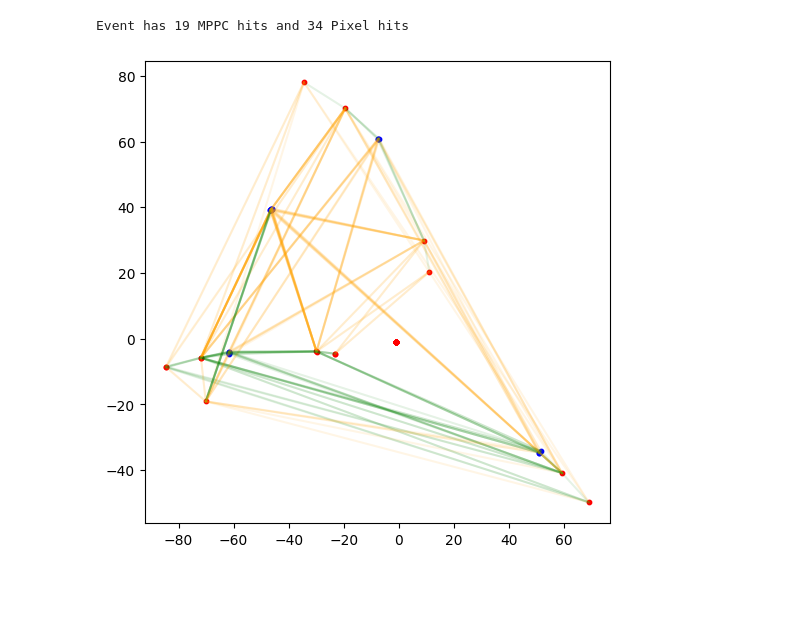
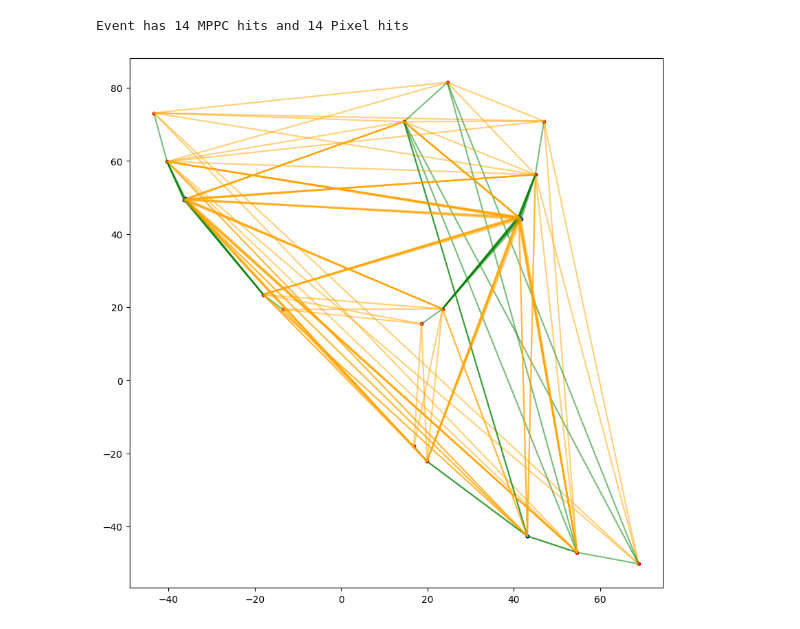
Before and after one commit to makoeppel/mu3e_gnn_trigger, a Jupyter notebook: notebooks_feature_plotting/GraphPlots.ipynb, the cells around one changed output. Drawn from its saved outputs; the diff is of its cells as text; code cells hidden in the pictures; blank space fills up the shorter version.

```diff
--- a/notebooks_feature_plotting/GraphPlots.ipynb
+++ b/notebooks_feature_plotting/GraphPlots.ipynb
@@ -25,27 +25,36 @@ sig_pixel_spacetime = np.load(SIGNAL_PIXEL_FILE)
 sig_mppc_spacetime = np.load(SIGNAL_MPPC_FILE)
 sig_only_pixel_spacetime = np.load(SIGNAL_ONLY_PIXEL_FILE)
 sig_only_mppc_spacetime = np.load(SIGNAL_ONLY_MPPC_FILE)
+# %%
+import src.torch.pre_processing.graph_batching as graph_batching
+from importlib import reload
+reload(graph_batching)
+
+graph_builder = graph_batching.CombinedGraphBuilder(connect_layers=True, mppc_timing_cutoff=0.1)
+event_processor = graph_batching.EventProcessor(graph_builder=graph_builder)
 # %%
-event_id = 1
-graphs_bg = full_event_to_graphs(sig_mppc_spacetime[event_id:event_id+1], sig_pixel_spacetime[event_id:event_id+1], connect_layers=True)
-fig, ax = plt.subplots(1, figsize=(6, 6))
-mppc_nodes = graphs_bg[0].x[graphs_bg[0].x[:, 3] == 0]
-pixel_nodes = graphs_bg[0].x[graphs_bg[0].x[:, 3] == 1]
+event_id = 18
+graphs_bg = event_processor.process_single_event(X_pixel=sig_only_pixel_spacetime[event_id], X_mppc=sig_only_mppc_spacetime[event_id], labels=None)
+
+fig, ax = plt.subplots(1, figsize=(10, 10))
+graph = graphs_bg[0]
+mppc_nodes = graph.x[graph.x[:, 3] == 0]
+pixel_nodes = graph.x[graph.x[:, 3] == 1]
 ax.scatter(mppc_nodes[:, 0], mppc_nodes[:, 1], c='blue', s=10, label='MPPC hits')
 ax.scatter(pixel_nodes[:, 0], pixel_nodes[:, 1], c='red', s=10, label='Pixel hits')
-for edge_index in range(graphs_bg[0].edge_index.shape[1]):
-    edge = graphs_bg[0].edge_index[:, edge_index]
-    if graphs_bg[0].edge_labels[edge_index] == 1:
+for edge_index in range(graph.edge_index.shape[1]):
+    edge = graph.edge_index[:, edge_index]
+    if graph.edge_labels[edge_index] == 1:
         color = "green"
     else:
         color = "orange"
     ax.plot(
-        [graphs_bg[0].x[edge[0], 0], graphs_bg[0].x[edge[1], 0]],
-        [graphs_bg[0].x[edge[0], 1], graphs_bg[0].x[edge[1], 1]],
+        [graph.x[edge[0], 0], graph.x[edge[1], 0]],
+        [graph.x[edge[0], 1], graph.x[edge[1], 1]],
         c=color,
-        alpha=0.1,
+        alpha=0.3,
     )
-print(f"Event has {(graphs_bg[0].x[:, 3] == 0).sum()} MPPC hits and {(graphs_bg[0].x[:, 3] == 1).sum()} Pixel hits")
+print(f"Event has {(graph.x[:, 3] == 0).sum()} MPPC hits and {(graph.x[:, 3] == 1).sum()} Pixel hits")
 # %% [output]
-Event has 19 MPPC hits and 34 Pixel hits
+Event has 14 MPPC hits and 14 Pixel hits
-[figure, old version]
+[figure, new version]
```
Also changed, not shown: parts of 4 cells of this notebook, 13 other files.
